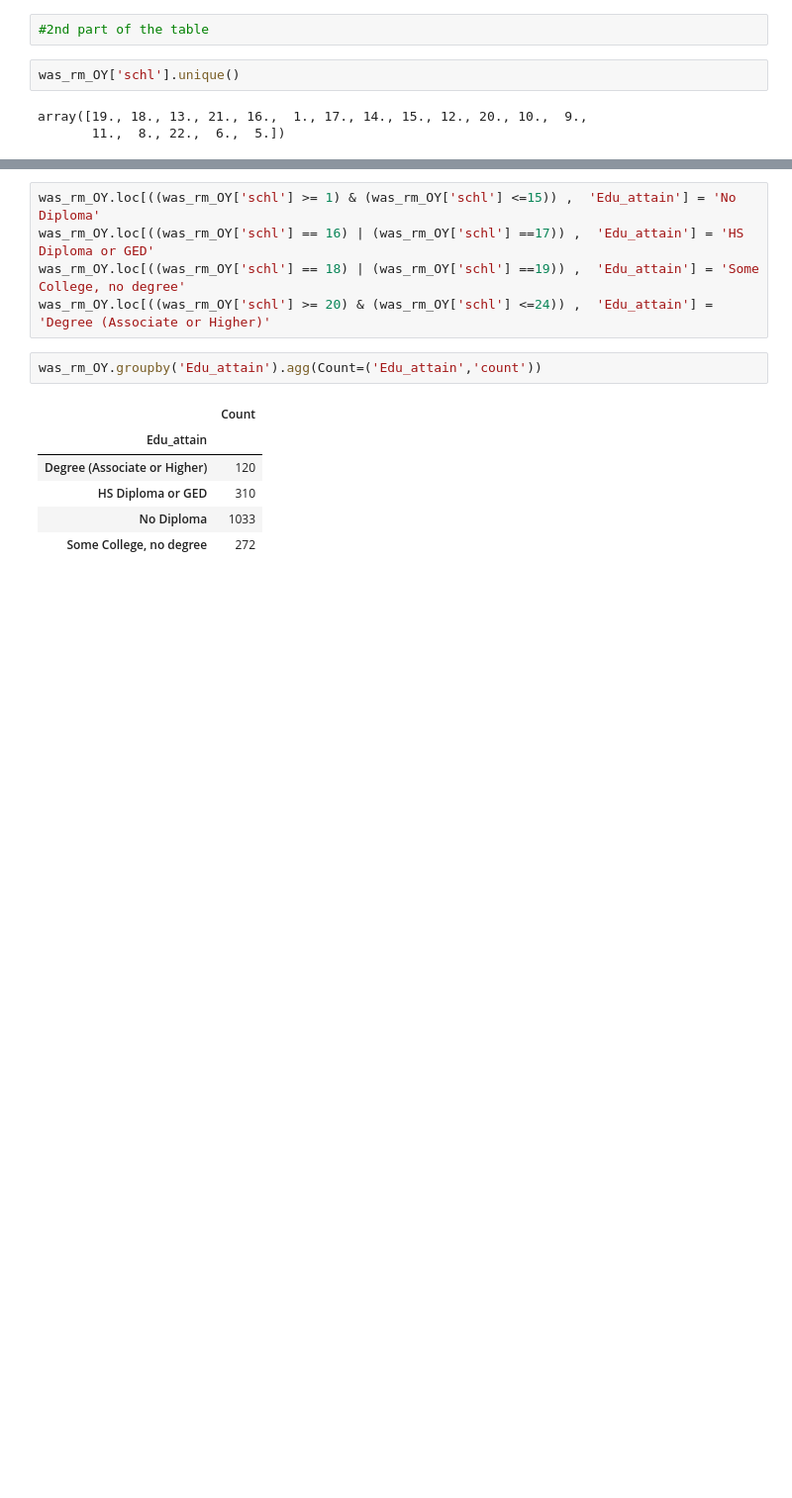
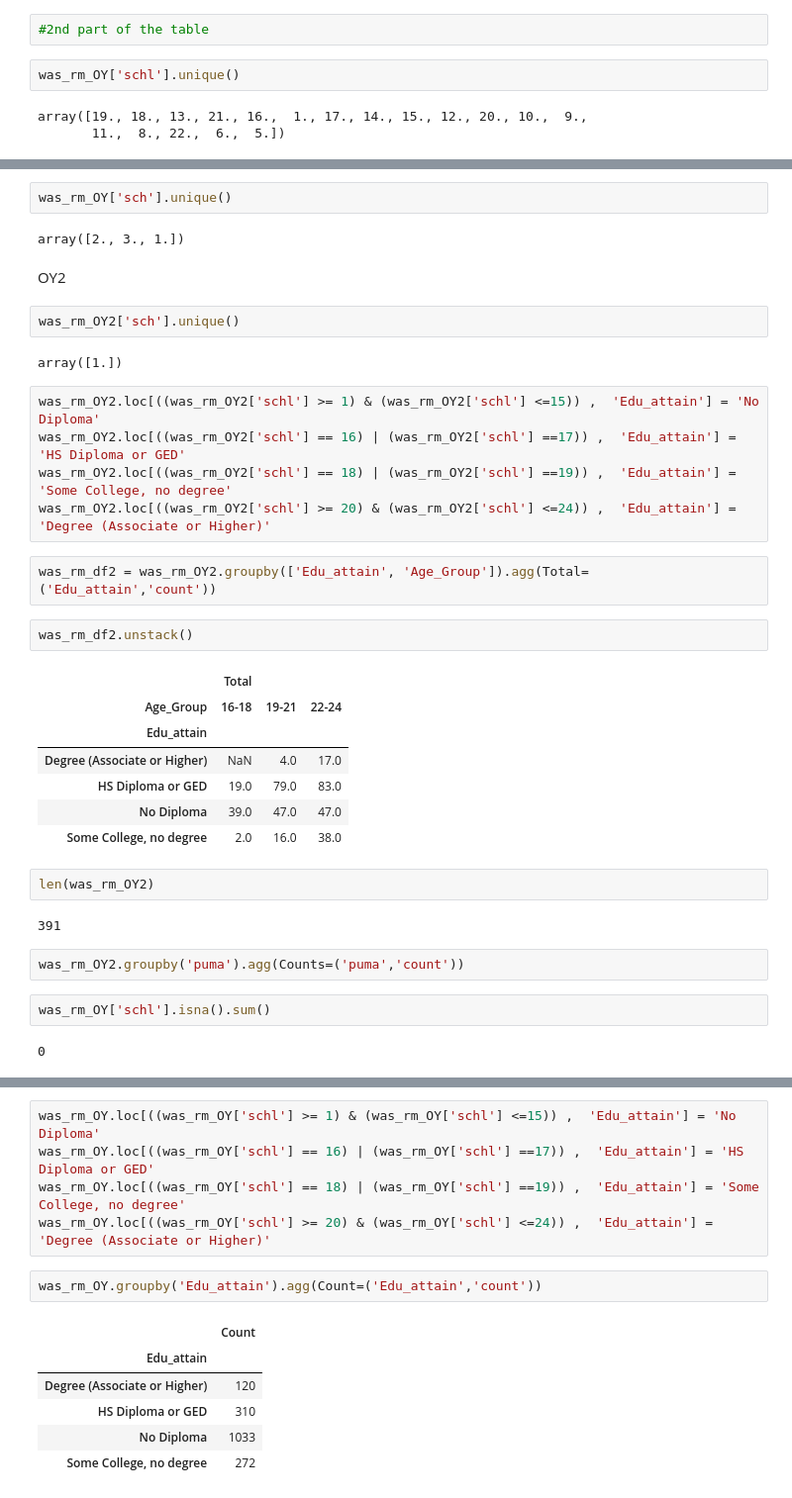
Before and after one commit to navahmed/opportunity_youth, a Jupyter notebook: Index.ipynb, the cells around one changed output, grey strips where cells are left out. Shown at 99% size. Drawn from its saved outputs; the diff is of its cells as text; blank space fills up the shorter version.

```diff
--- a/Index.ipynb
+++ b/Index.ipynb
@@ -239,0 +244,37 @@ array([19., 18., 13., 21., 16.,  1., 17., 14., 15., 12., 20., 10.,  9.,
+# %%
+was_rm_OY['sch'].unique()
+# %% [output]
+array([2., 3., 1.])
+# %% [markdown]
+OY2
+# %%
+was_rm_OY2['sch'].unique()
+# %% [output]
+array([1.])
+# %%
+was_rm_OY2.loc[((was_rm_OY2['schl'] >= 1) & (was_rm_OY2['schl'] <=15)) ,  'Edu_attain'] = 'No Diploma'
+was_rm_OY2.loc[((was_rm_OY2['schl'] == 16) | (was_rm_OY2['schl'] ==17)) ,  'Edu_attain'] = 'HS Diploma or GED'
+was_rm_OY2.loc[((was_rm_OY2['schl'] == 18) | (was_rm_OY2['schl'] ==19)) ,  'Edu_attain'] = 'Some College, no degree'
+was_rm_OY2.loc[((was_rm_OY2['schl'] >= 20) & (was_rm_OY2['schl'] <=24)) ,  'Edu_attain'] = 'Degree (Associate or Higher)'
+# %%
+was_rm_df2 = was_rm_OY2.groupby(['Edu_attain', 'Age_Group']).agg(Total=('Edu_attain','count'))
+# %%
+was_rm_df2.unstack()
+# %% [output]
+|  | Total |  |  |
+| Age_Group | 16-18 | 19-21 | 22-24 |
+| Edu_attain |  |  |  |
+| Degree (Associate or Higher) | NaN | 4.0 | 17.0 |
+| HS Diploma or GED | 19.0 | 79.0 | 83.0 |
+| No Diploma | 39.0 | 47.0 | 47.0 |
+| Some College, no degree | 2.0 | 16.0 | 38.0 |
+# %%
+len(was_rm_OY2)
+# %% [output]
+391
+# %%
+was_rm_OY2.groupby('puma').agg(Counts=('puma','count'))
+# %%
+was_rm_OY['schl'].isna().sum()
+# %% [output]
+0
```
Also changed, not shown: parts of 14 cells of this notebook, 1 other file.
